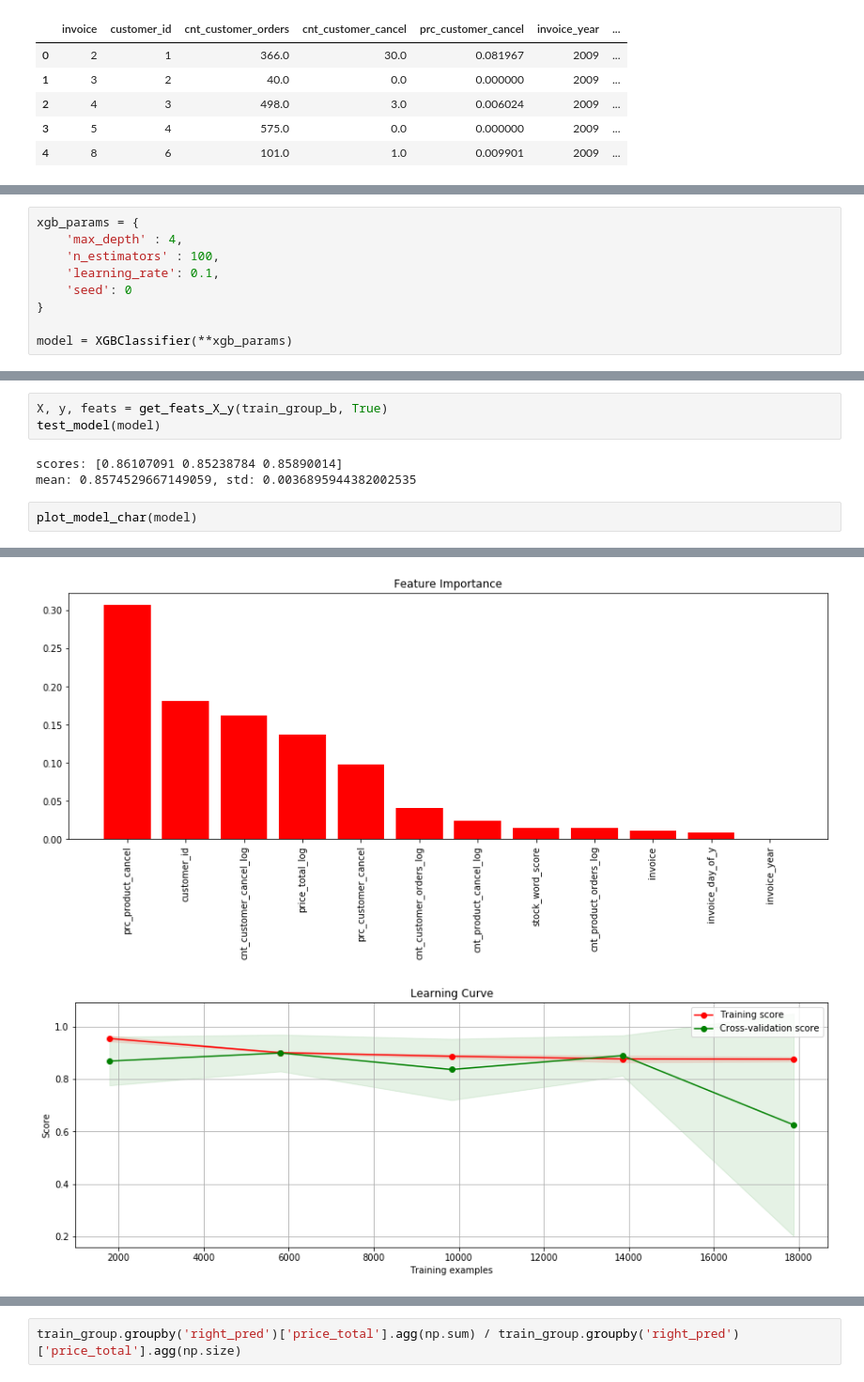
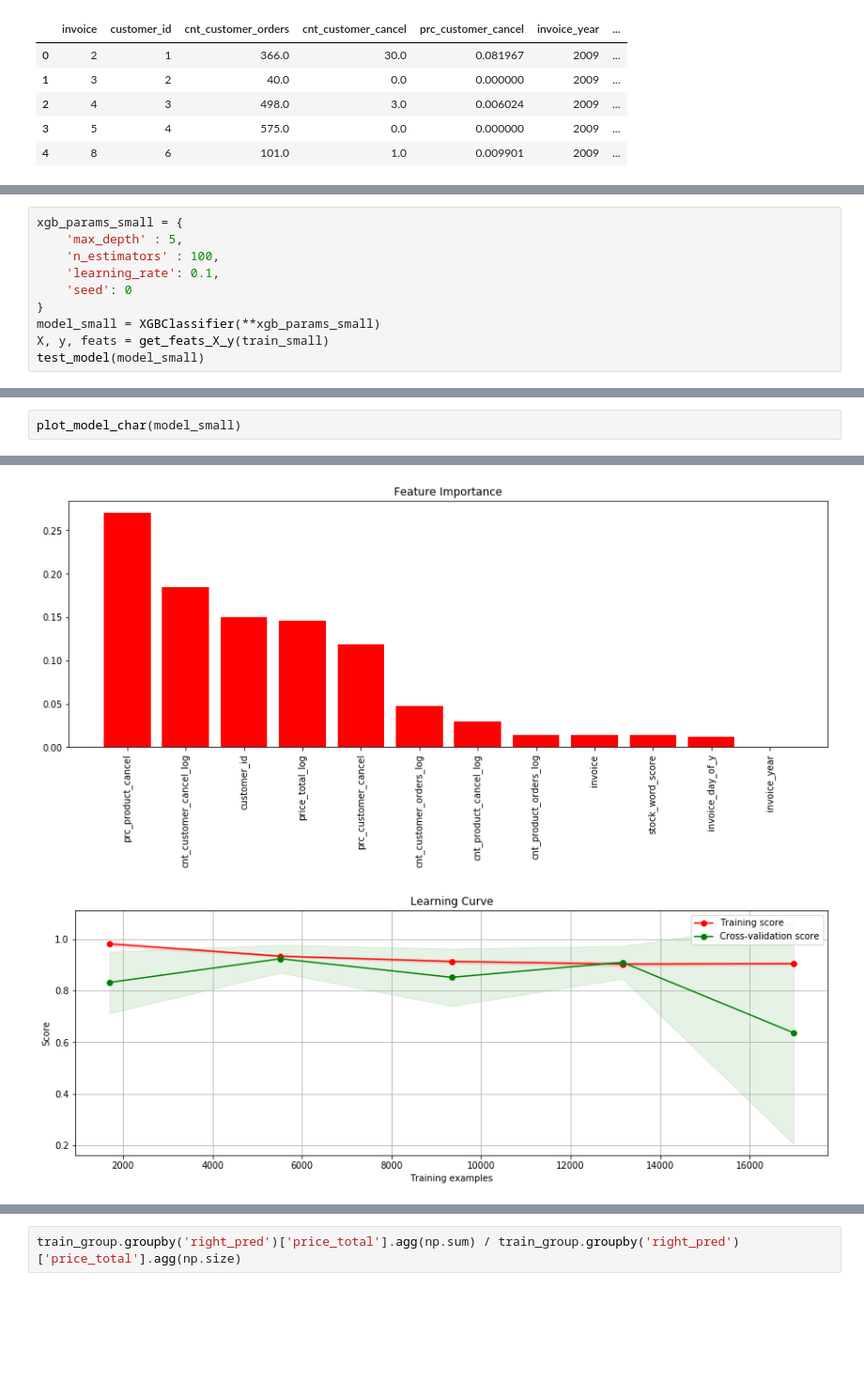
Before and after one commit to JakubStanczak/Order_cancelation_pred, a Jupyter notebook: Konkurs_JS.ipynb, the cells around one changed output, grey strips where cells are left out. Shown at 94% size. Cells and saved outputs as stored; diff of their text form; blank space fills up the shorter version.

Commit message:
Two models order classification

```diff
--- a/Konkurs_JS.ipynb
+++ b/Konkurs_JS.ipynb
@@ -520,9 +332,10 @@ KeyboardInterrupt:
 # %%
-xgb_params = {
-    'max_depth' : 4,
+xgb_params_small = {
+    'max_depth' : 5,
     'n_estimators' : 100,
     'learning_rate': 0.1,
     'seed': 0
 }
-
-model = XGBClassifier(**xgb_params)
+model_small = XGBClassifier(**xgb_params_small)
+X, y, feats = get_feats_X_y(train_small)
+test_model(model_small)
@@ -534,12 +345,6 @@ mean: 0.8557645923781959, std: 0.008609053689134007
-# %%
-X, y, feats = get_feats_X_y(train_group_b, True)
-test_model(model)
-# %% [output]
-scores: [0.86107091 0.85238784 0.85890014]
-mean: 0.8574529667149059, std: 0.0036895944382002535
 # %%
-plot_model_char(model)
+plot_model_char(model_small)
 # %% [output]
 [figure]
-[figure, old version]
+[figure, new version]
-[figure, old version]
+[figure, new version]
```
Also changed, not shown: parts of 46 cells of this notebook.
